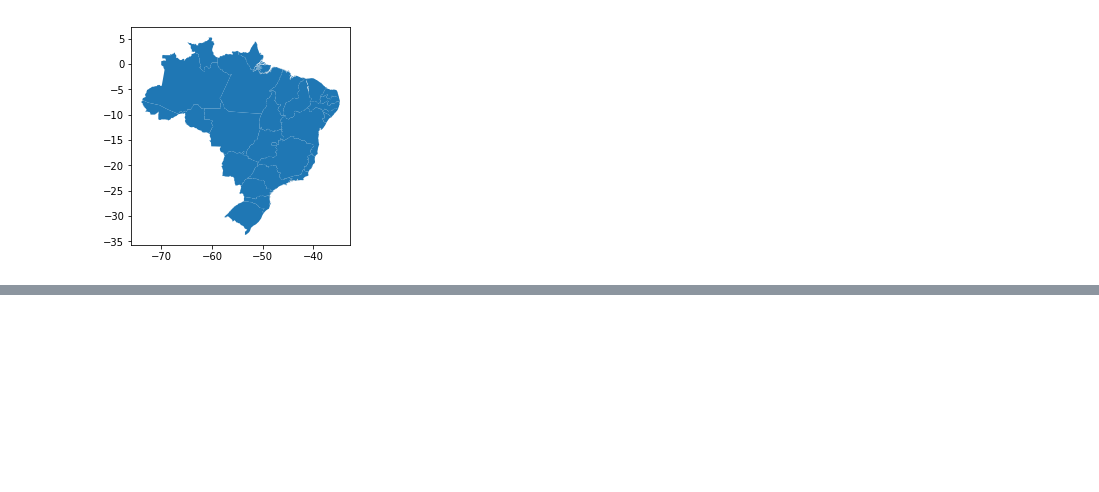
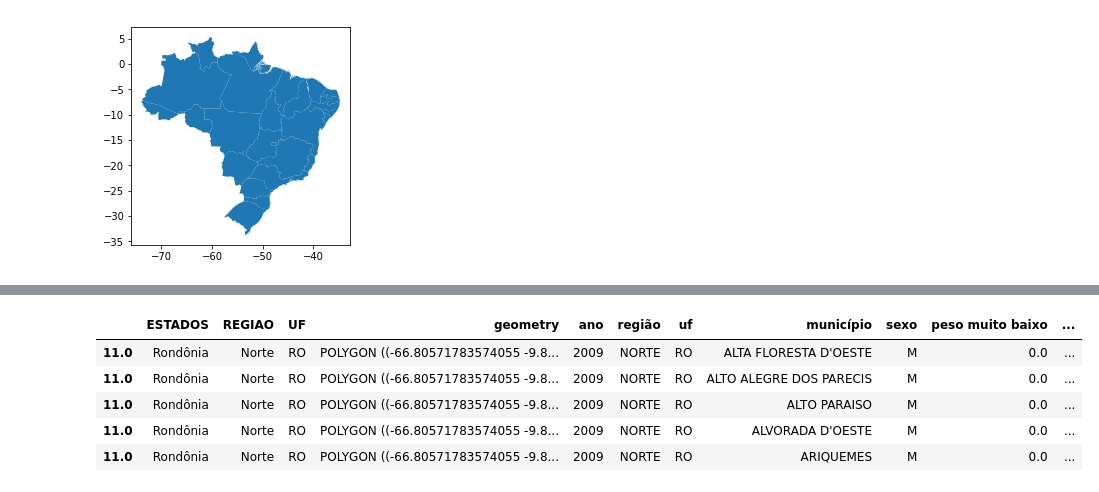
Before and after one commit to PedroVitorino-ICS/ICD_20182, a Jupyter notebook: map_plot.ipynb, the cells around one changed output, grey strips where cells are left out. Drawn from its saved outputs; the diff is of its cells as text; code cells hidden in the pictures; blank space fills up the shorter version.

Commit message:
Dando merge nos dfs

```diff
--- a/map_plot.ipynb
+++ b/map_plot.ipynb
@@ -28,0 +31,4 @@ df.head()
+# %%
+df.set_index('cod uf',inplace=True)
+df = df.drop(columns="cod ibge")
+df.head()
@@ -28,0 +43,10 @@ df.head()
+# %%
+merged = geodf.set_index('COD_UF').join(df)
+merged.head()
+# %% [output]
+|  | ESTADOS | REGIAO | UF | geometry | ano | região | uf | município | sexo | peso muito baixo | ... |
+| 11.0 | Rondônia | Norte | RO | POLYGON ((-66.80571783574055 -9.8... | 2009 | NORTE | RO | ALTA FLORESTA D'OESTE | M | 0.0 | ... |
+| 11.0 | Rondônia | Norte | RO | POLYGON ((-66.80571783574055 -9.8... | 2009 | NORTE | RO | ALTO ALEGRE DOS PARECIS | M | 0.0 | ... |
+| 11.0 | Rondônia | Norte | RO | POLYGON ((-66.80571783574055 -9.8... | 2009 | NORTE | RO | ALTO PARAISO | M | 0.0 | ... |
+| 11.0 | Rondônia | Norte | RO | POLYGON ((-66.80571783574055 -9.8... | 2009 | NORTE | RO | ALVORADA D'OESTE | M | 0.0 | ... |
+| 11.0 | Rondônia | Norte | RO | POLYGON ((-66.80571783574055 -9.8... | 2009 | NORTE | RO | ARIQUEMES | M | 0.0 | ... |
```
Also changed, not shown: parts of 3 cells of this notebook.
